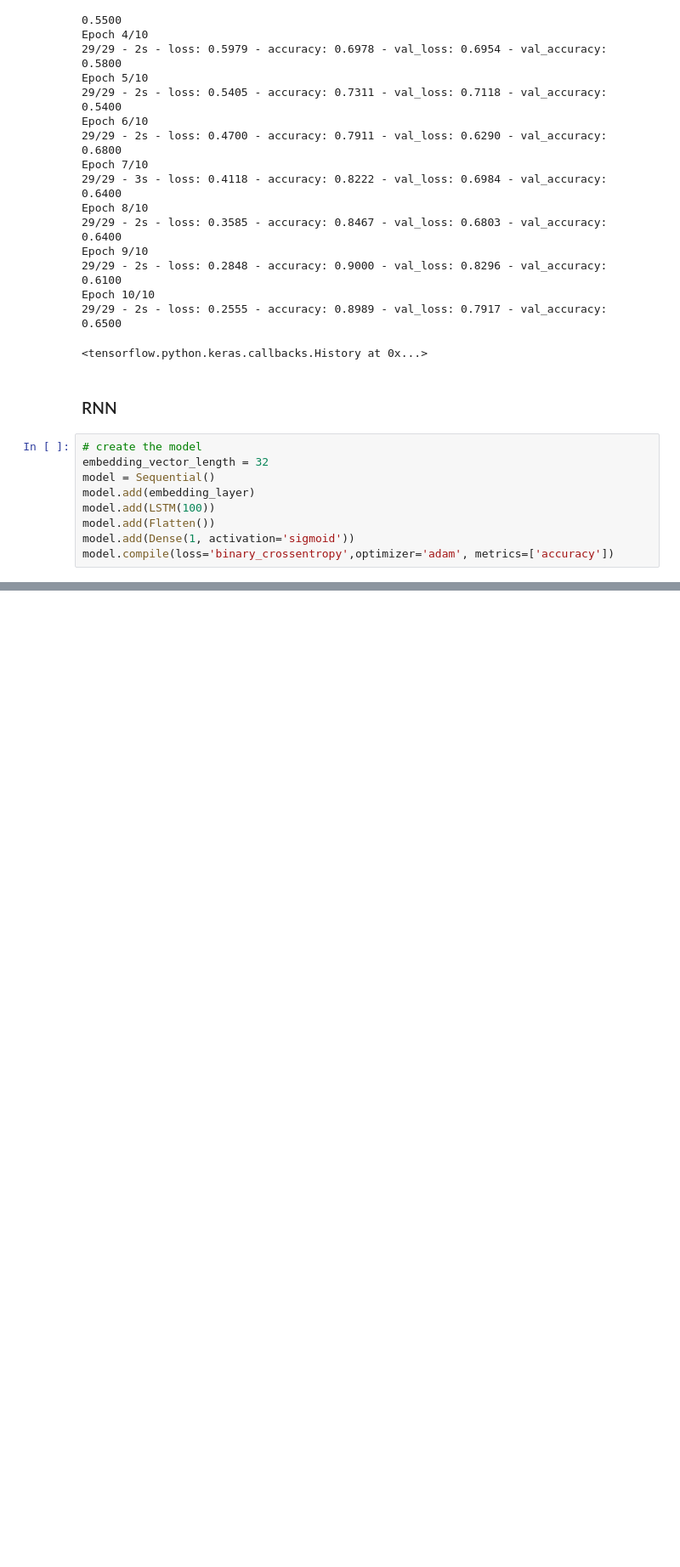
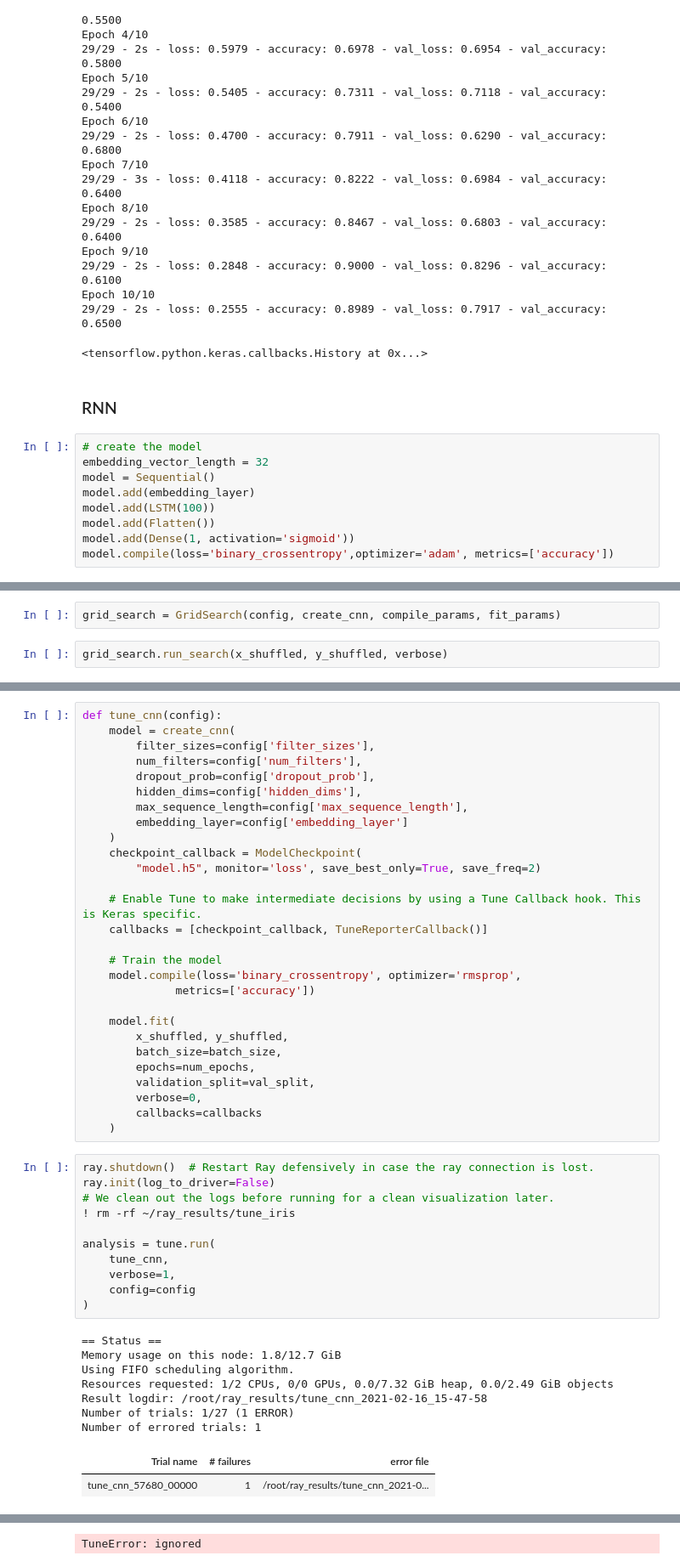
Before and after one commit to pat-alt/neuralNets, a Jupyter notebook: notebook.ipynb, the cells around one changed output, grey strips where cells are left out. Shown: that part at 85% size. Drawn from its saved outputs; the diff is of its cells as text; blank space fills up the shorter version.

Commit message:
progress on grid search

```diff
--- a/notebook.ipynb
+++ b/notebook.ipynb
@@ -471,0 +617,4 @@ Epoch 10/10
+# %%
+grid_search = GridSearch(config, create_cnn, compile_params, fit_params)
+# %%
+grid_search.run_search(x_shuffled, y_shuffled, verbose)
@@ -471,0 +694,49 @@ Epoch 10/10
+# %%
+def tune_cnn(config):
+    model = create_cnn(
+        filter_sizes=config['filter_sizes'],
+        num_filters=config['num_filters'],
+        dropout_prob=config['dropout_prob'],
+        hidden_dims=config['hidden_dims'],
+        max_sequence_length=config['max_sequence_length'],
+        embedding_layer=config['embedding_layer']
+    )
+    checkpoint_callback = ModelCheckpoint(
+        "model.h5", monitor='loss', save_best_only=True, save_freq=2)
+
+    # Enable Tune to make intermediate decisions by using a Tune Callback hook. This is Keras specific.
+    callbacks = [checkpoint_callback, TuneReporterCallback()]
+
+    # Train the model
+    model.compile(loss='binary_crossentropy', optimizer='rmsprop',
+              metrics=['accuracy'])
+
+    model.fit(
+        x_shuffled, y_shuffled,
+        batch_size=batch_size,
+        epochs=num_epochs,
+        validation_split=val_split,
+        verbose=0,
+        callbacks=callbacks
+    )
+# %%
+ray.shutdown()  # Restart Ray defensively in case the ray connection is lost.
+ray.init(log_to_driver=False)
+# We clean out the logs before running for a clean visualization later.
+! rm -rf ~/ray_results/tune_iris
+
+analysis = tune.run(
+    tune_cnn,
+    verbose=1,
+    config=config
+)
+# %% [output]
+== Status ==
+Memory usage on this node: 1.8/12.7 GiB
+Using FIFO scheduling algorithm.
+Resources requested: 1/2 CPUs, 0/0 GPUs, 0.0/7.32 GiB heap, 0.0/2.49 GiB objects
+Result logdir: /root/ray_results/tune_cnn_2021-02-16_15-47-58
+Number of trials: 1/27 (1 ERROR)
+Number of errored trials: 1
+| Trial name | # failures | error file |
+| tune_cnn_57680_00000 | 1 | /root/ray_results/tune_cnn_2021-0... |
@@ -471,0 +760 @@ Epoch 10/10
+TuneError: ignored
```
Also changed, not shown: parts of 32 cells of this notebook, 1 other file.
